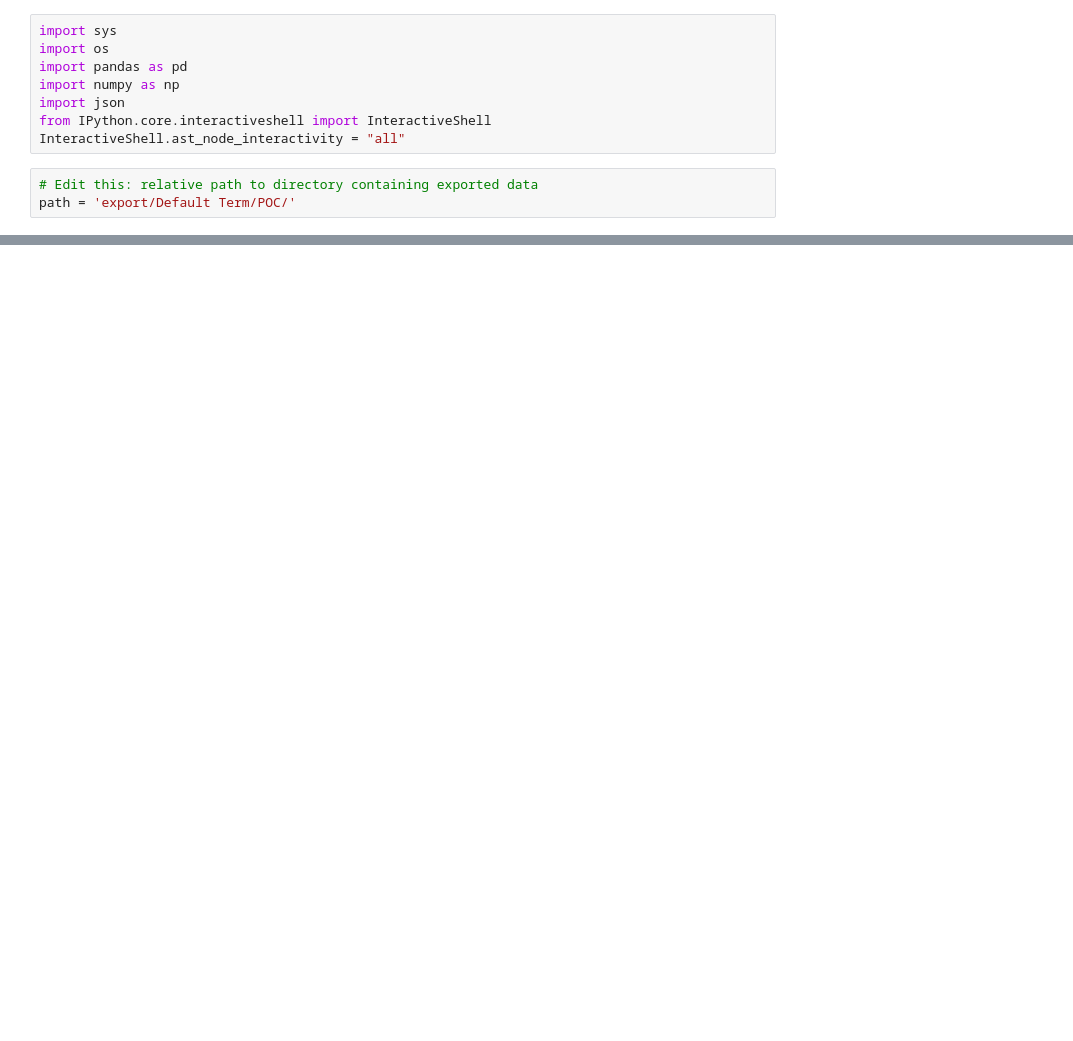
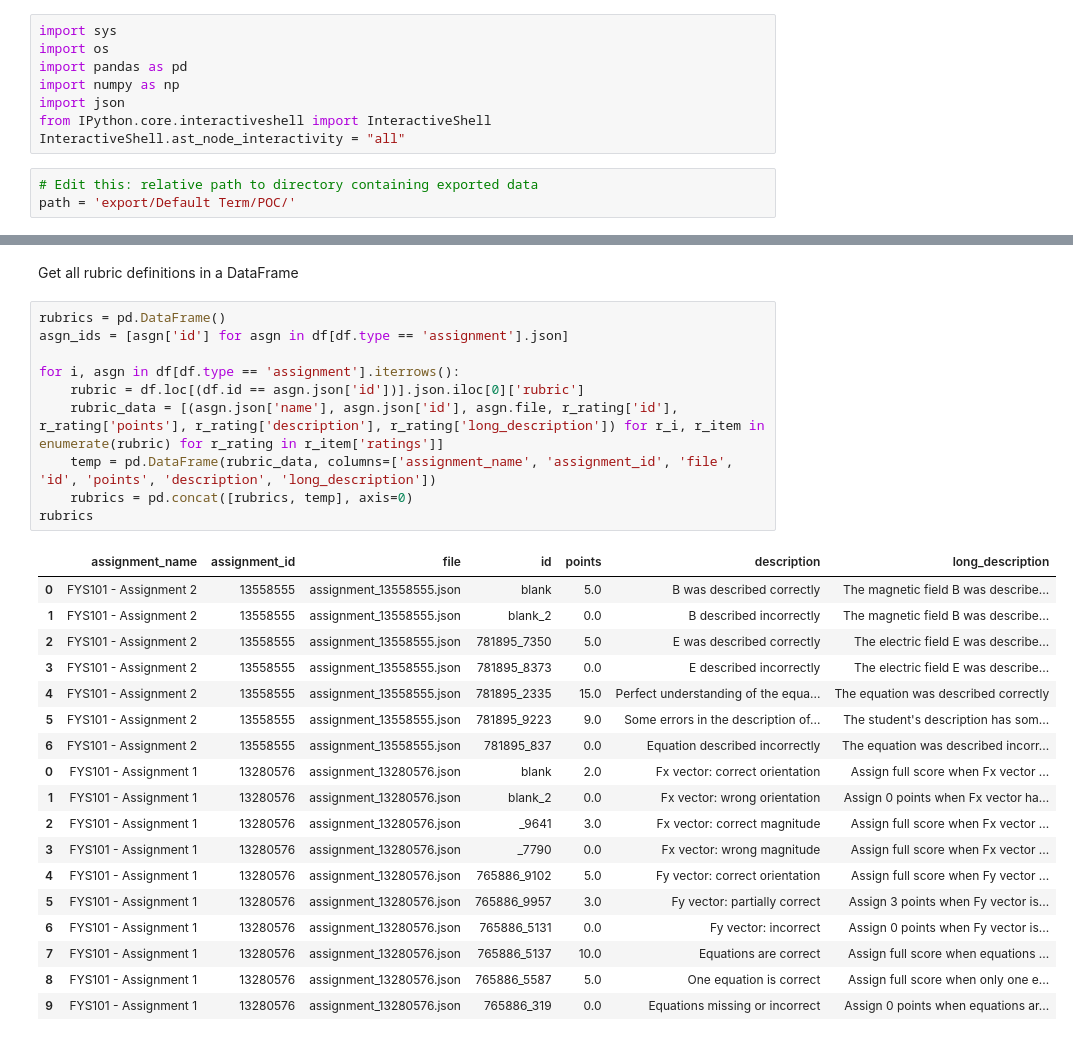
Before and after one commit to aless80/canvas-lms-data-export, a Jupyter notebook: Process_export.ipynb, the cells around one changed output, grey strips where cells are left out. Drawn from its saved outputs; the diff is of its cells as text; blank space fills up the shorter version.

Commit message:
better notebook extracting to 3 dataframes

```diff
--- a/Process_export.ipynb
+++ b/Process_export.ipynb
@@ -108,6 +104,37 @@ Submissions:
 Name: id, dtype: int64
 Comments:
 Series([], Name: id, dtype: int64)
+# %% [markdown]
+Get all rubric definitions in a DataFrame
+# %%
+rubrics = pd.DataFrame()
+asgn_ids = [asgn['id'] for asgn in df[df.type == 'assignment'].json]
+
+for i, asgn in df[df.type == 'assignment'].iterrows():
+    rubric = df.loc[(df.id == asgn.json['id'])].json.iloc[0]['rubric']
+    rubric_data = [(asgn.json['name'], asgn.json['id'], asgn.file, r_rating['id'], r_rating['points'], r_rating['description'], r_rating['long_description']) for r_i, r_item in enumerate(rubric) for r_rating in r_item['ratings']]
+    temp = pd.DataFrame(rubric_data, columns=['assignment_name', 'assignment_id', 'file', 'id', 'points', 'description', 'long_description'])
+    rubrics = pd.concat([rubrics, temp], axis=0)
+rubrics
+# %% [output]
+|  | assignment_name | assignment_id | file | id | points | description | long_description |
+| 0 | FYS101 - Assignment 2 | 13558555 | assignment_13558555.json | blank | 5.0 | B was described correctly | The magnetic field B was describe... |
+| 1 | FYS101 - Assignment 2 | 13558555 | assignment_13558555.json | blank_2 | 0.0 | B described incorrectly | The magnetic field B was describe... |
+| 2 | FYS101 - Assignment 2 | 13558555 | assignment_13558555.json | 781895_7350 | 5.0 | E was described correctly | The electric field E was describe... |
+| 3 | FYS101 - Assignment 2 | 13558555 | assignment_13558555.json | 781895_8373 | 0.0 | E described incorrectly | The electric field E was describe... |
+| 4 | FYS101 - Assignment 2 | 13558555 | assignment_13558555.json | 781895_2335 | 15.0 | Perfect understanding of the equa... | The equation was described correctly |
+| 5 | FYS101 - Assignment 2 | 13558555 | assignment_13558555.json | 781895_9223 | 9.0 | Some errors in the description of... | The student's description has som... |
+| 6 | FYS101 - Assignment 2 | 13558555 | assignment_13558555.json | 781895_837 | 0.0 | Equation described incorrectly | The equation was described incorr... |
+| 0 | FYS101 - Assignment 1 | 13280576 | assignment_13280576.json | blank | 2.0 | Fx vector: correct orientation | Assign full score when Fx vector ... |
+| 1 | FYS101 - Assignment 1 | 13280576 | assignment_13280576.json | blank_2 | 0.0 | Fx vector: wrong orientation | Assign 0 points when Fx vector ha... |
+| 2 | FYS101 - Assignment 1 | 13280576 | assignment_13280576.json | _9641 | 3.0 | Fx vector: correct magnitude | Assign full score when Fx vector ... |
+| 3 | FYS101 - Assignment 1 | 13280576 | assignment_13280576.json | _7790 | 0.0 | Fx vector: wrong magnitude | Assign full score when Fx vector ... |
+| 4 | FYS101 - Assignment 1 | 13280576 | assignment_13280576.json | 765886_9102 | 5.0 | Fy vector: correct orientation | Assign full score when Fy vector ... |
+| 5 | FYS101 - Assignment 1 | 13280576 | assignment_13280576.json | 765886_9957 | 3.0 | Fy vector: partially correct | Assign 3 points when Fy vector is... |
+| 6 | FYS101 - Assignment 1 | 13280576 | assignment_13280576.json | 765886_5131 | 0.0 | Fy vector: incorrect | Assign 0 points when Fy vector is... |
+| 7 | FYS101 - Assignment 1 | 13280576 | assignment_13280576.json | 765886_5137 | 10.0 | Equations are correct | Assign full score when equations ... |
+| 8 | FYS101 - Assignment 1 | 13280576 | assignment_13280576.json | 765886_5587 | 5.0 | One equation is correct | Assign full score when only one e... |
+| 9 | FYS101 - Assignment 1 | 13280576 | assignment_13280576.json | 765886_319 | 0.0 | Equations missing or incorrect | Assign 0 points when equations ar... |
 # %%
 # Print all rubrics
 def print_rubric(df, assignment_id):
```
Also changed, not shown: parts of 9 cells of this notebook, 3 other files.
